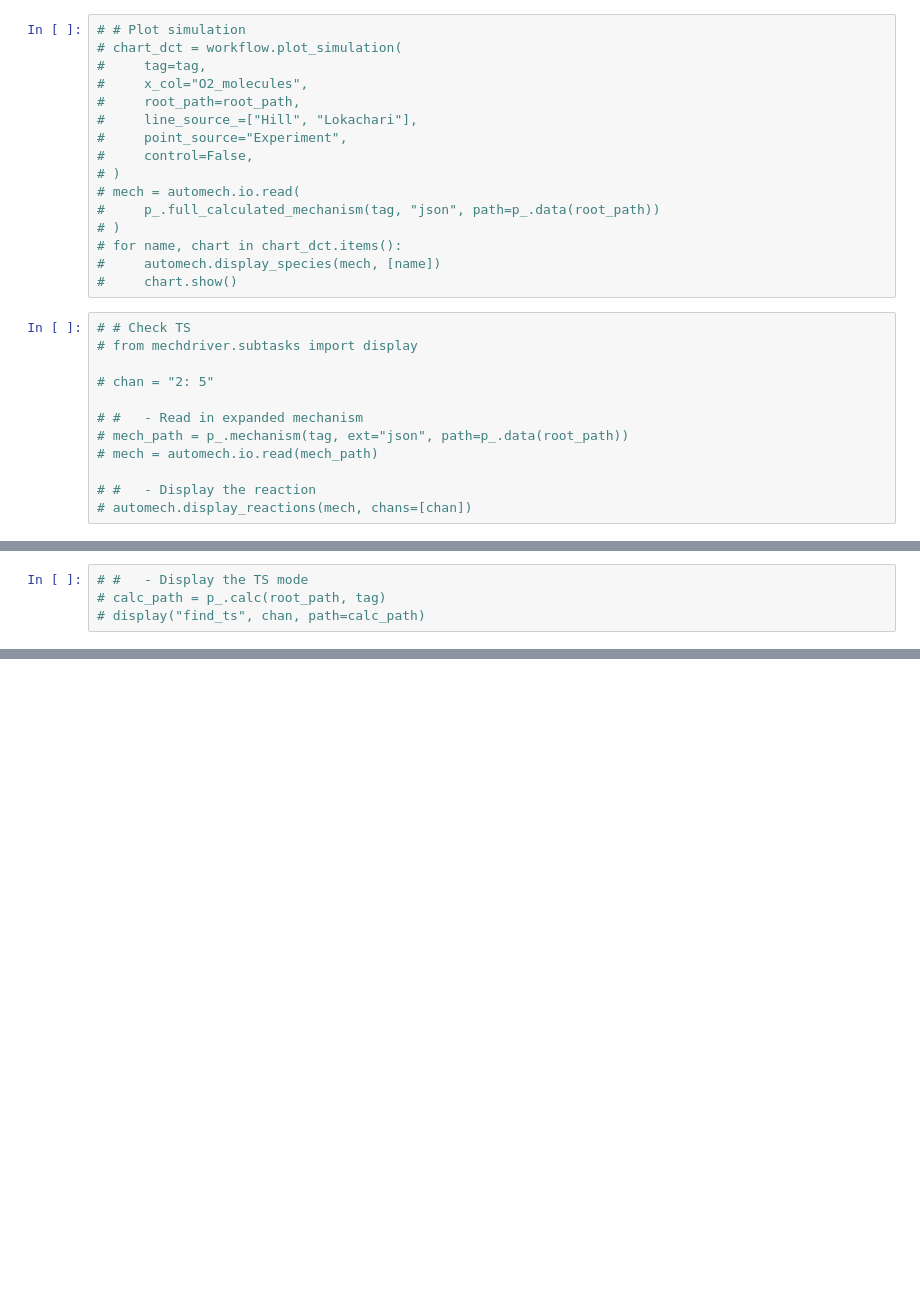
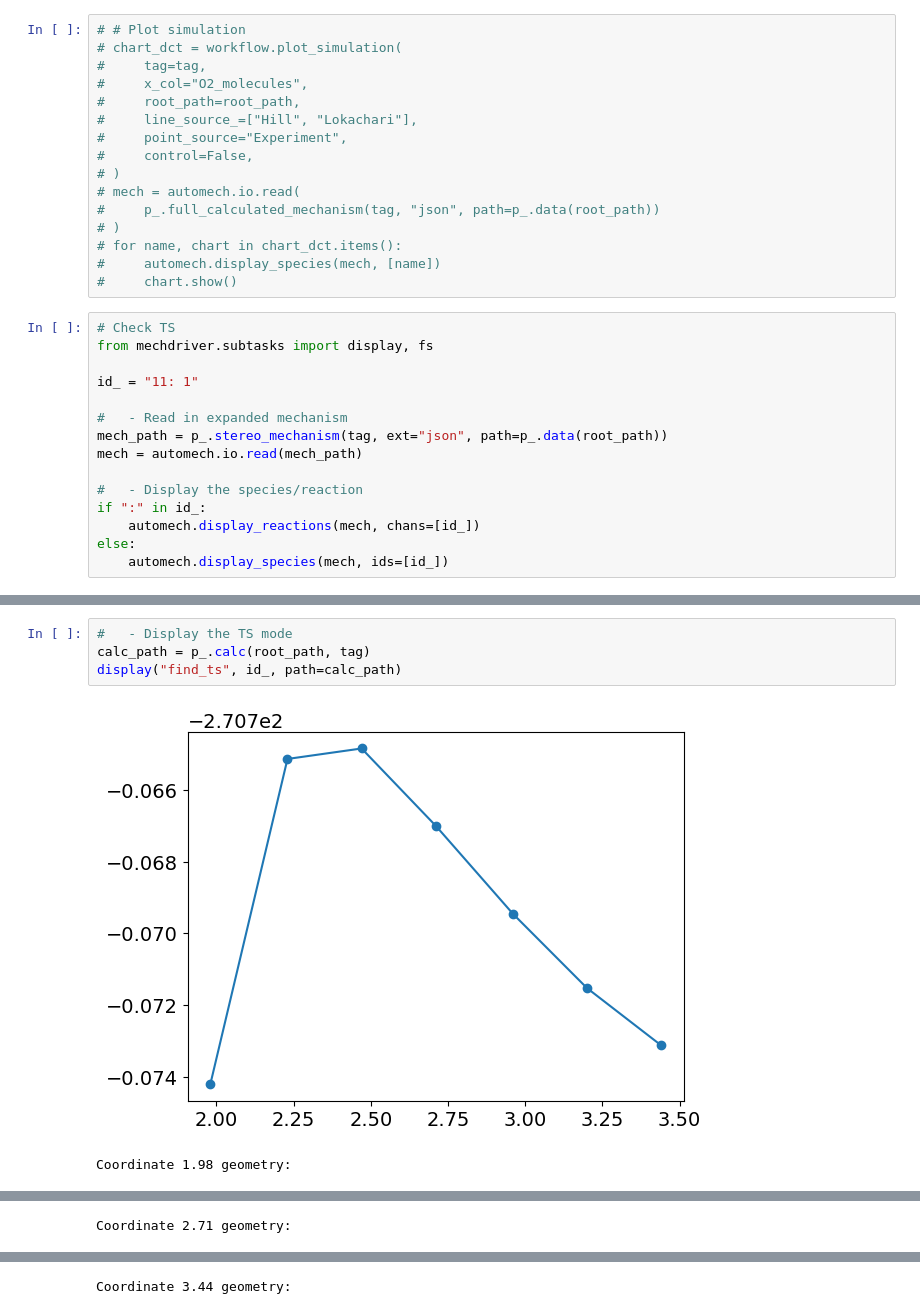
Before and after one commit to avcopan/project-cyclopentane, a Jupyter notebook: notebooks/Y_v0_2r.ipynb, the cells around one changed output, grey strips where cells are left out. Drawn from its saved outputs; the diff is of its cells as text; blank space fills up the shorter version.

Commit message:
New: Checking v0 reactions in progress

```diff
--- a/notebooks/Y_v0_2r.ipynb
+++ b/notebooks/Y_v0_2r.ipynb
@@ -84,14 +60,17 @@ Stereoexpansion errors:
 #     automech.display_species(mech, [name])
 #     chart.show()
 # %%
-# # Check TS
-# from mechdriver.subtasks import display
+# Check TS
+from mechdriver.subtasks import display, fs
 
-# chan = "2: 5"
+id_ = "11: 1"
 
-# #   - Read in expanded mechanism
-# mech_path = p_.mechanism(tag, ext="json", path=p_.data(root_path))
-# mech = automech.io.read(mech_path)
+#   - Read in expanded mechanism
+mech_path = p_.stereo_mechanism(tag, ext="json", path=p_.data(root_path))
+mech = automech.io.read(mech_path)
 
-# #   - Display the reaction
-# automech.display_reactions(mech, chans=[chan])
+#   - Display the species/reaction
+if ":" in id_:
+    automech.display_reactions(mech, chans=[id_])
+else:
+    automech.display_species(mech, ids=[id_])
@@ -102,4 +101,7 @@ Stereoexpansion errors:
 # %%
-# #   - Display the TS mode
-# calc_path = p_.calc(root_path, tag)
-# display("find_ts", chan, path=calc_path)
+#   - Display the TS mode
+calc_path = p_.calc(root_path, tag)
+display("find_ts", id_, path=calc_path)
+# %% [output]
+[figure, added]
+Coordinate 1.98 geometry:
@@ -105,0 +109 @@ Stereoexpansion errors:
+Coordinate 2.71 geometry:
@@ -105,0 +111 @@ Stereoexpansion errors:
+Coordinate 3.44 geometry:
```
Also changed, not shown: parts of 7 cells of this notebook, 16 other files.
